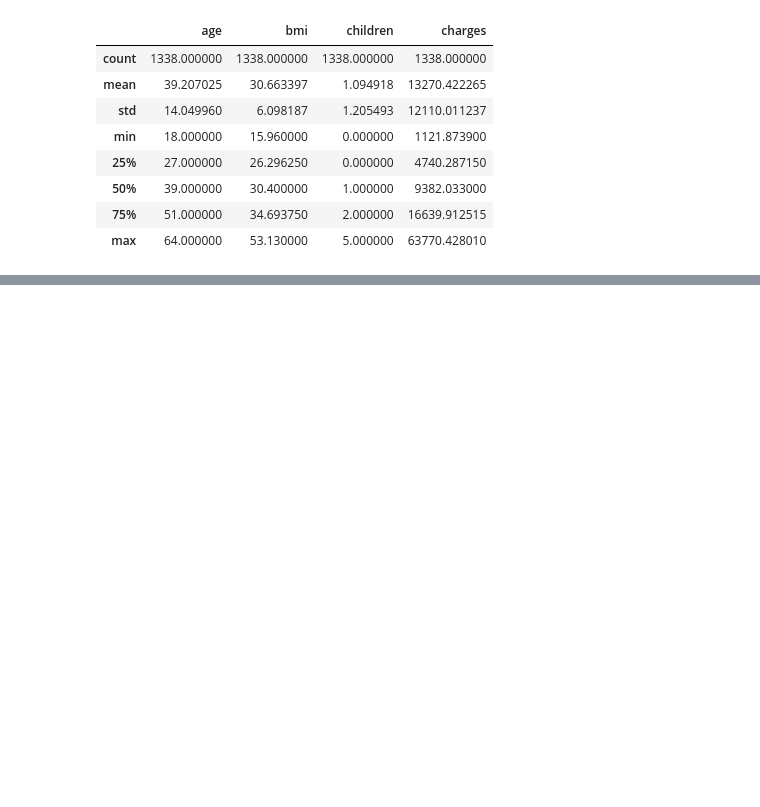
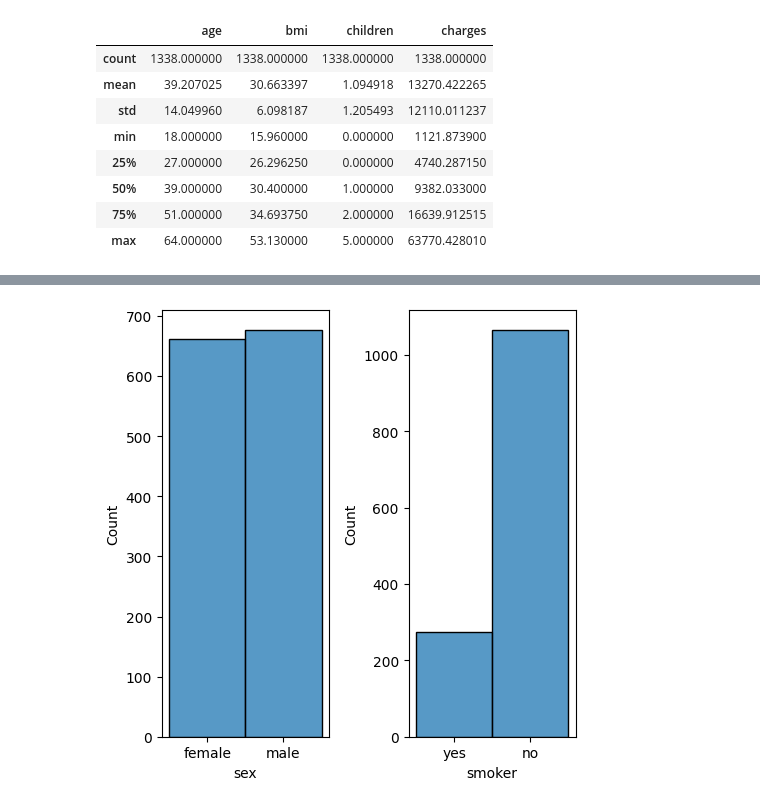
Before and after one commit to Estefaniagz/regresion_lineal, a Jupyter notebook: src/explore.ipynb, the cells around one changed output, grey strips where cells are left out. Cells and saved outputs as stored; diff of their text form; code cells hidden in the pictures; blank space fills up the shorter version.

```diff
--- a/src/explore.ipynb
+++ b/src/explore.ipynb
@@ -48,0 +53,4 @@ df.describe()
+# %%
+#eliminar columnas
+delete_colum = ['region']
+df.drop(delete_colum, axis=1, inplace=True)
@@ -48,0 +77,11 @@ df.describe()
+# %%
+#crear gráficos
+fig, axis = plt.subplots(1,2, figsize=(5,5))
+
+sns.histplot(ax= axis[0], data= df,x= 'sex')
+sns.histplot(ax= axis[1], data= df,x= 'smoker')
+
+plt.tight_layout()
+plt.show()
+# %% [output]
+[figure, added]
```
Also changed, not shown: parts of 6 cells of this notebook.
